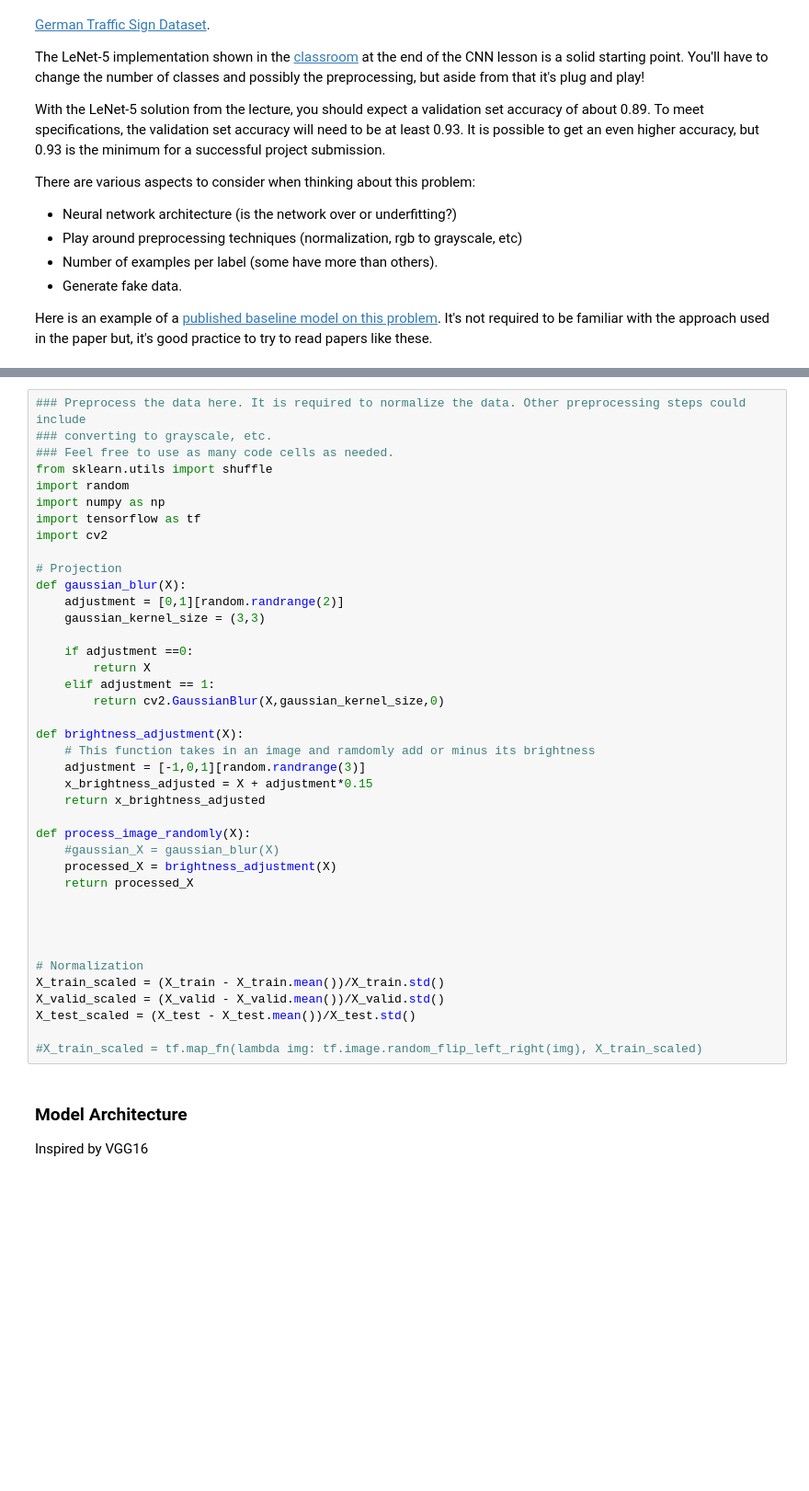
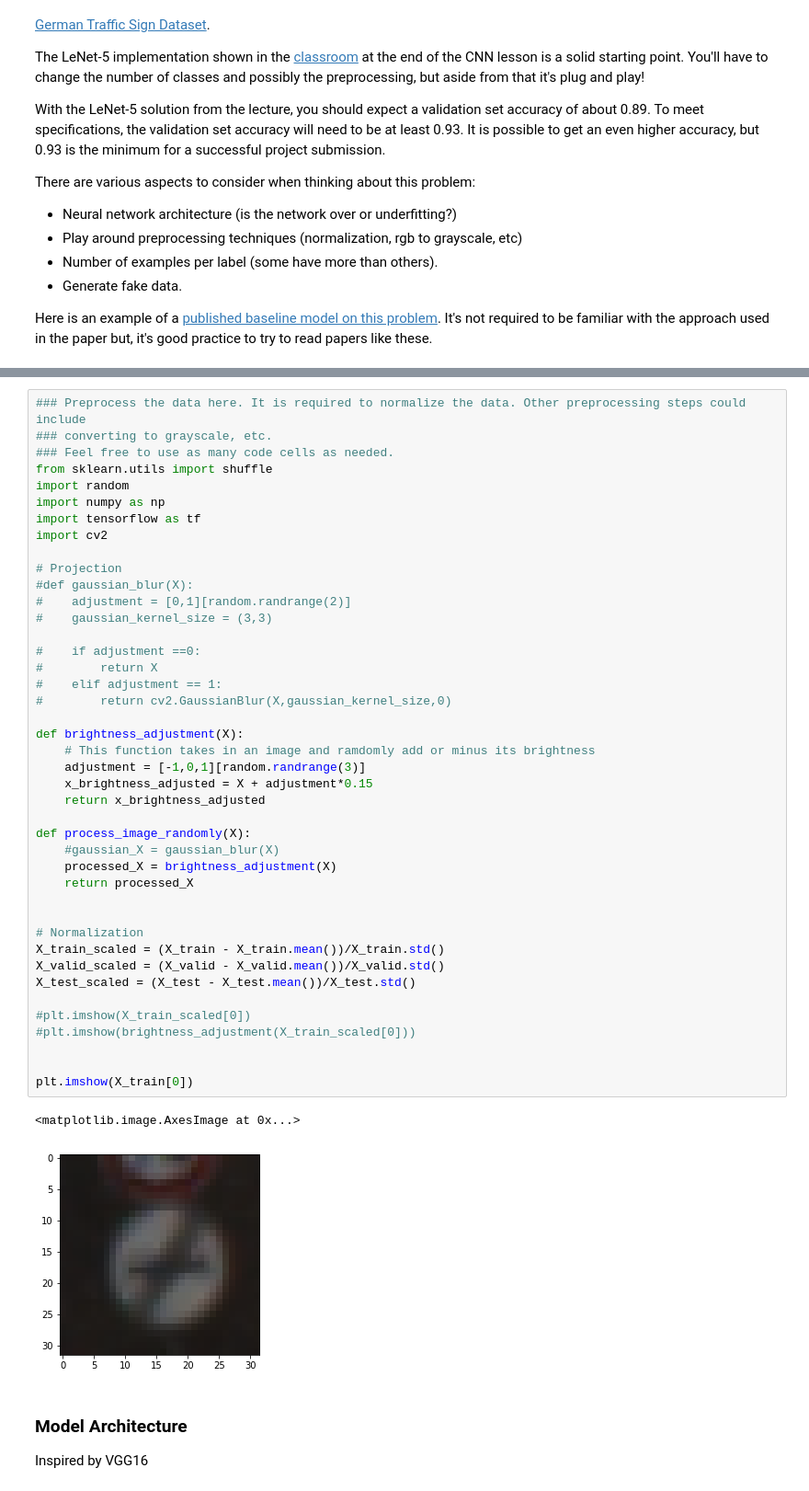
Before and after one commit to paradox56/CarND-Traffic-Sign-Classifier-Project, a Jupyter notebook: Traffic_Sign_Classifier.ipynb, the cells around one changed output, grey strips where cells are left out. Shown at 92% size. Drawn from its saved outputs; the diff is of its cells as text; blank space fills up the shorter version.

```diff
--- a/Traffic_Sign_Classifier.ipynb
+++ b/Traffic_Sign_Classifier.ipynb
@@ -135,43 +149,48 @@ Use the code cell (or multiple code cells, if necessary) to implement the first
 # %%
 ### Preprocess the data here. It is required to normalize the data. Other preprocessing steps could include
 ### converting to grayscale, etc.
 ### Feel free to use as many code cells as needed.
 from sklearn.utils import shuffle
 import random
 import numpy as np
 import tensorflow as tf
 import cv2
 
 # Projection
-def gaussian_blur(X):
-    adjustment = [0,1][random.randrange(2)]
-    gaussian_kernel_size = (3,3)
+#def gaussian_blur(X):
+#    adjustment = [0,1][random.randrange(2)]
+#    gaussian_kernel_size = (3,3)
 
-    if adjustment ==0:
-        return X
-    elif adjustment == 1:
-        return cv2.GaussianBlur(X,gaussian_kernel_size,0)
+#    if adjustment ==0:
+#        return X
+#    elif adjustment == 1:
+#        return cv2.GaussianBlur(X,gaussian_kernel_size,0)
 
 def brightness_adjustment(X):
     # This function takes in an image and ramdomly add or minus its brightness
     adjustment = [-1,0,1][random.randrange(3)]
     x_brightness_adjusted = X + adjustment*0.15
     return x_brightness_adjusted
 
 def process_image_randomly(X):
     #gaussian_X = gaussian_blur(X)
     processed_X = brightness_adjustment(X)
     return processed_X
 
 
-
-
 # Normalization
 X_train_scaled = (X_train - X_train.mean())/X_train.std()
 X_valid_scaled = (X_valid - X_valid.mean())/X_valid.std()
 X_test_scaled = (X_test - X_test.mean())/X_test.std()
 
-#X_train_scaled = tf.map_fn(lambda img: tf.image.random_flip_left_right(img), X_train_scaled)
+#plt.imshow(X_train_scaled[0])
+#plt.imshow(brightness_adjustment(X_train_scaled[0]))
+
+
+plt.imshow(X_train[0])
+# %% [output]
+<matplotlib.image.AxesImage at 0x...>
+[figure, added]
 # %% [markdown]
 ### Model Architecture
 Inspired by VGG16
```
Also changed, not shown: parts of 23 cells of this notebook, 26 other files.
